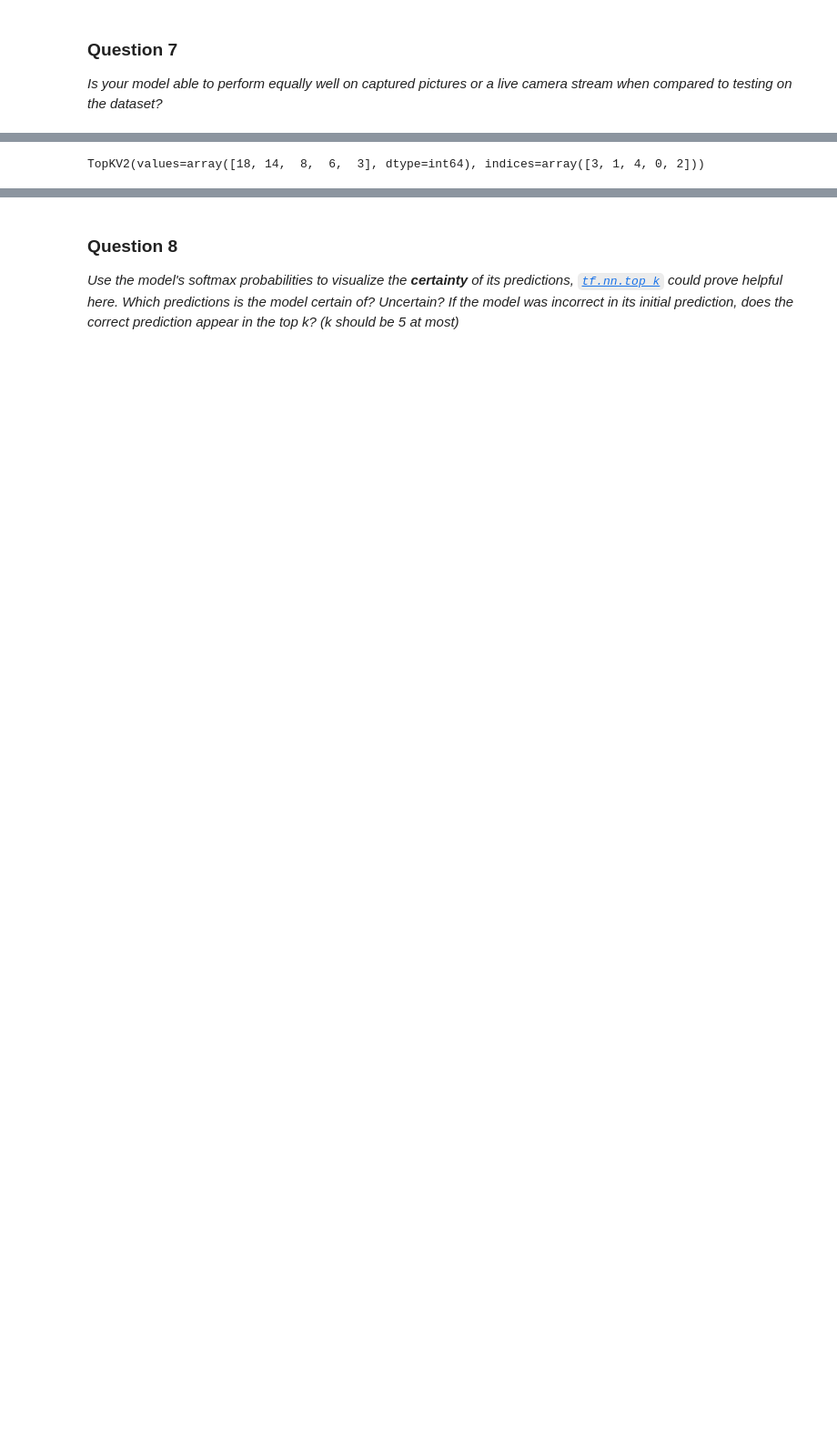
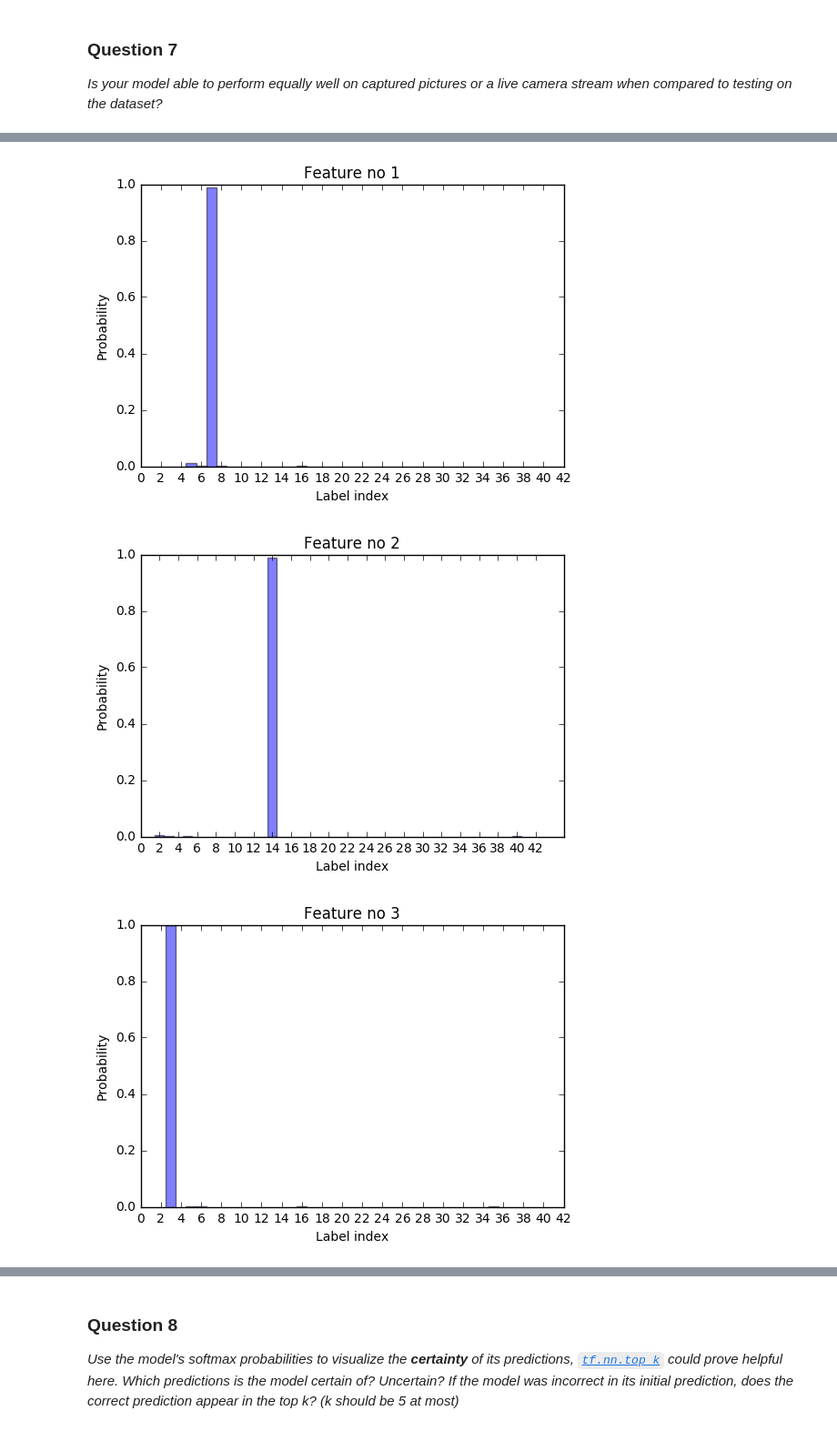
Before and after one commit to ayush--jain/traffic_sign_detection, a Jupyter notebook: Traffic_Signs_Recognition.ipynb, the cells around one changed output, grey strips where cells are left out. Shown: that part at 91% size. Drawn from its saved outputs; the diff is of its cells as text; code cells hidden in the pictures; blank space fills up the shorter version.

```diff
--- a/Traffic_Signs_Recognition.ipynb
+++ b/Traffic_Signs_Recognition.ipynb
@@ -638,6 +644,7 @@ for infile in glob.glob( os.path.join(ulpath, "*.jpg") ):
 
     count += 1
 
+trial_features = normalize_greyscale(trial_features)
 trial_features = trial_features.reshape(trial_features.shape[0], trial_features.shape[1] * trial_features.shape[2])
 
 #Generate labels
@@ -685,8 +692,20 @@ _Is your model able to perform equally well on captured pictures or a live camer
 # %%
 ### Visualize the softmax probabilities here.
 ### Feel free to use as many code cells as needed.
-pred = tf.nn.top_k(y_pred_cls,k=5)
+pred = tf.nn.top_k(y_pred,k=5)
 feed_dict = {x: trial_features, y_true: trial_labels, keep_prob: 1}
-session.run(pred, feed_dict=feed_dict)
+top_5_pred = session.run(pred, feed_dict=feed_dict)
-# %% [output]
-TopKV2(values=array([18, 14,  8,  6,  3], dtype=int64), indices=array([3, 1, 4, 0, 2]))
+# %%
+# for i in range (5):
+#     plt.
+for i in range(5):
+    plt.bar(top_5_pred[1][i], top_5_pred[0][i], align="center", alpha=0.5, width = 1)
+    plt.xticks(np.arange(0,44,2))
+    plt.title("Feature no %d" %(i+1))
+    plt.ylabel("Probability")
+    plt.xlabel("Label index")
+    plt.show()
+# %% [output]
+[figure, added]
+[figure, added]
+[figure, added]
```
Also changed, not shown: parts of 15 cells of this notebook.
